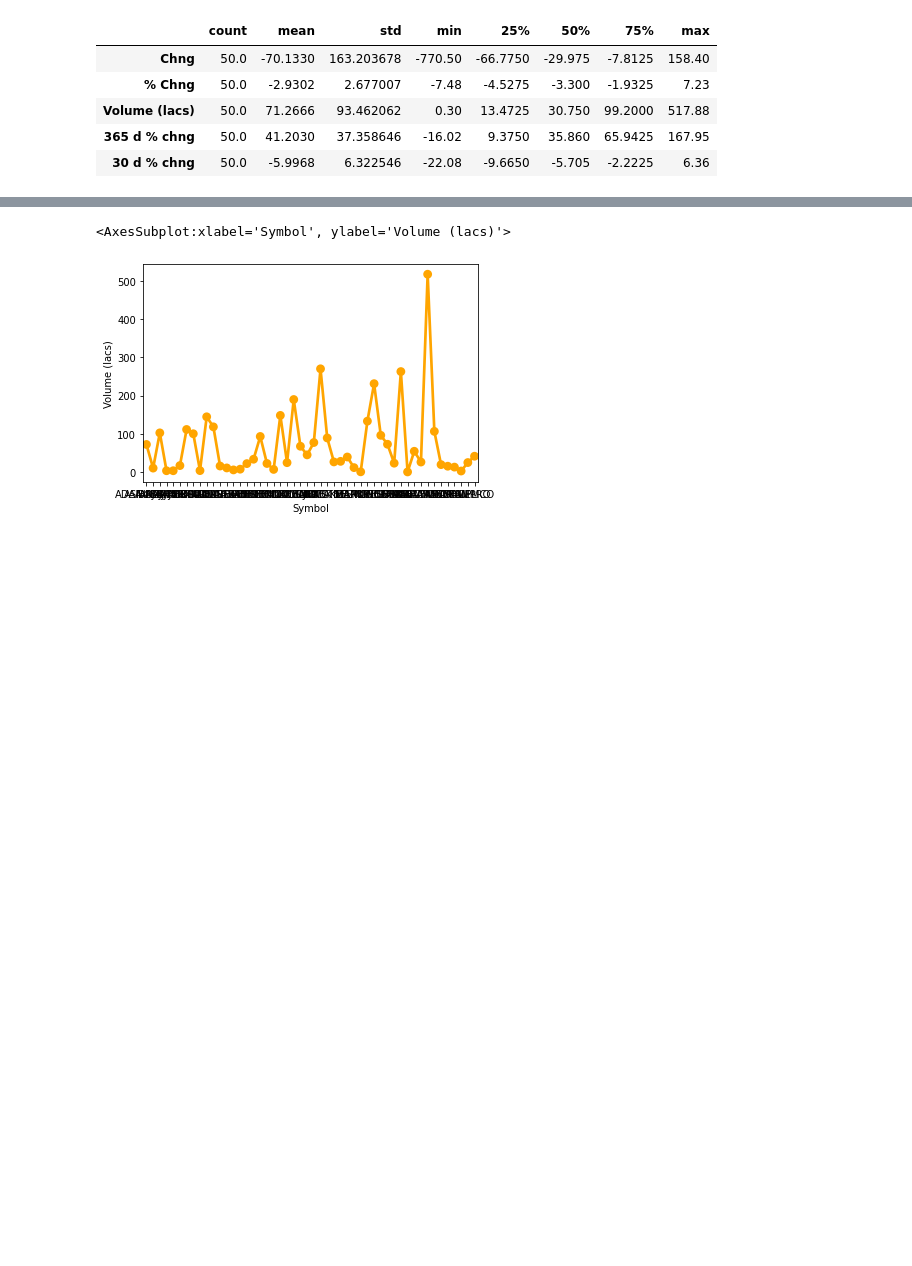
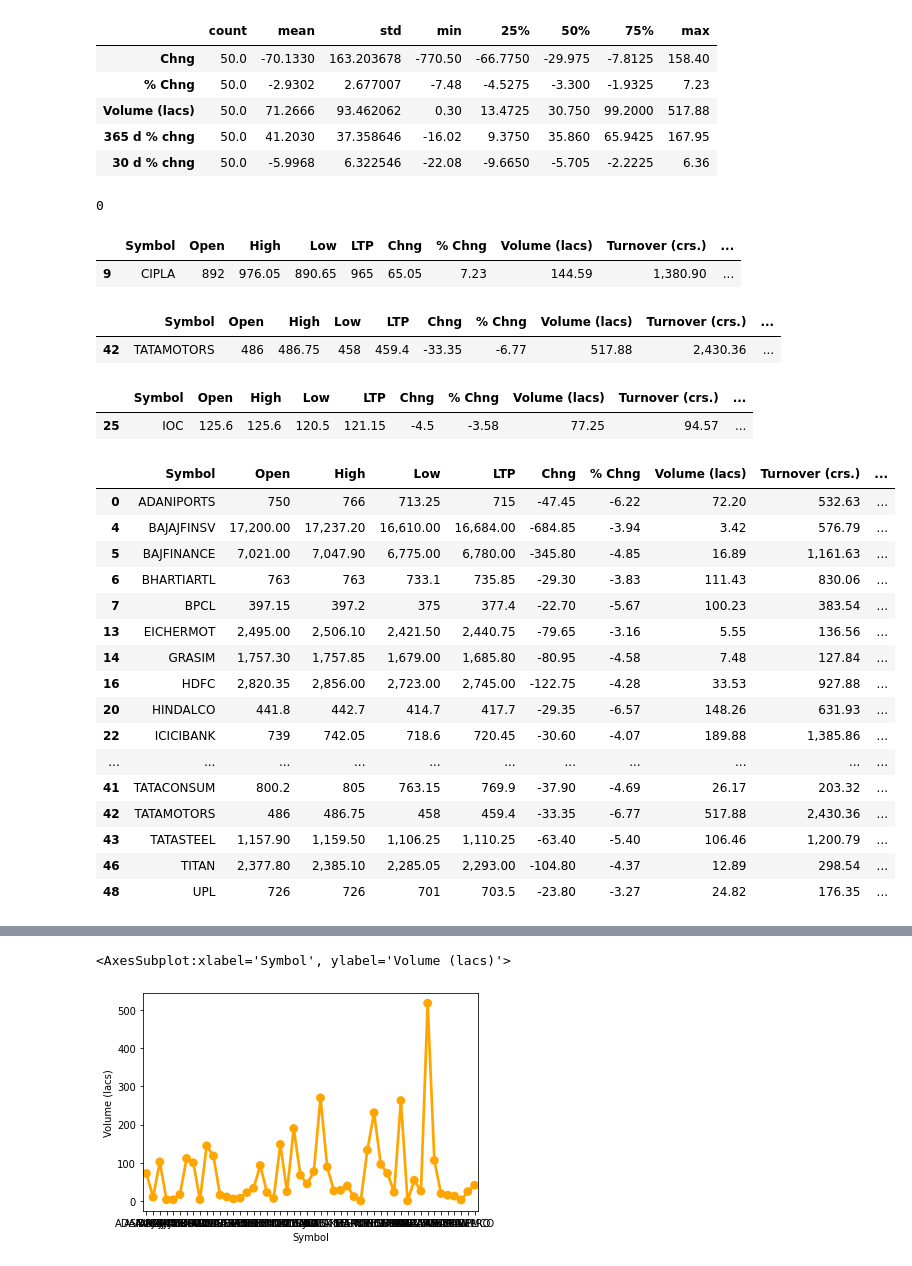
Before and after one commit to chandanabrdwj/100DaysOfML, a Jupyter notebook: nifty-50-stocks.ipynb, the cells around one changed output, grey strips where cells are left out. Drawn from its saved outputs; the diff is of its cells as text; code cells hidden in the pictures; blank space fills up the shorter version.

```diff
--- a/nifty-50-stocks.ipynb
+++ b/nifty-50-stocks.ipynb
@@ -26,3 +51,42 @@ desc.T
 | Volume (lacs) | 50.0 | 71.2666 | 93.462062 | 0.30 | 13.4725 | 30.750 | 99.2000 | 517.88 |
 | 365 d % chng | 50.0 | 41.2030 | 37.358646 | -16.02 | 9.3750 | 35.860 | 65.9425 | 167.95 |
 | 30 d % chng | 50.0 | -5.9968 | 6.322546 | -22.08 | -9.6650 | -5.705 | -2.2225 | 6.36 |
+# %%
+df.isna().any().sum()
+# %% [output]
+0
+# %%
+df[df['% Chng'] == df['% Chng'].max()]
+# %% [output]
+|  | Symbol | Open | High | Low | LTP | Chng | % Chng | Volume (lacs) | Turnover (crs.) | ... |
+| 9 | CIPLA | 892 | 976.05 | 890.65 | 965 | 65.05 | 7.23 | 144.59 | 1,380.90 | ... |
+# %%
+df[df['Volume (lacs)'] == df['Volume (lacs)'].max()]
+# %% [output]
+|  | Symbol | Open | High | Low | LTP | Chng | % Chng | Volume (lacs) | Turnover (crs.) | ... |
+| 42 | TATAMOTORS | 486 | 486.75 | 458 | 459.4 | -33.35 | -6.77 | 517.88 | 2,430.36 | ... |
+# %%
+df[df['Turnover (crs.)'] == df['Turnover (crs.)'].max()]
+# %% [output]
+|  | Symbol | Open | High | Low | LTP | Chng | % Chng | Volume (lacs) | Turnover (crs.) | ... |
+| 25 | IOC | 125.6 | 125.6 | 120.5 | 121.15 | -4.5 | -3.58 | 77.25 | 94.57 | ... |
+# %%
+df[df['% Chng'] < df['% Chng'].mean()]
+# %% [output]
+|  | Symbol | Open | High | Low | LTP | Chng | % Chng | Volume (lacs) | Turnover (crs.) | ... |
+| 0 | ADANIPORTS | 750 | 766 | 713.25 | 715 | -47.45 | -6.22 | 72.20 | 532.63 | ... |
+| 4 | BAJAJFINSV | 17,200.00 | 17,237.20 | 16,610.00 | 16,684.00 | -684.85 | -3.94 | 3.42 | 576.79 | ... |
+| 5 | BAJFINANCE | 7,021.00 | 7,047.90 | 6,775.00 | 6,780.00 | -345.80 | -4.85 | 16.89 | 1,161.63 | ... |
+| 6 | BHARTIARTL | 763 | 763 | 733.1 | 735.85 | -29.30 | -3.83 | 111.43 | 830.06 | ... |
+| 7 | BPCL | 397.15 | 397.2 | 375 | 377.4 | -22.70 | -5.67 | 100.23 | 383.54 | ... |
+| 13 | EICHERMOT | 2,495.00 | 2,506.10 | 2,421.50 | 2,440.75 | -79.65 | -3.16 | 5.55 | 136.56 | ... |
+| 14 | GRASIM | 1,757.30 | 1,757.85 | 1,679.00 | 1,685.80 | -80.95 | -4.58 | 7.48 | 127.84 | ... |
+| 16 | HDFC | 2,820.35 | 2,856.00 | 2,723.00 | 2,745.00 | -122.75 | -4.28 | 33.53 | 927.88 | ... |
+| 20 | HINDALCO | 441.8 | 442.7 | 414.7 | 417.7 | -29.35 | -6.57 | 148.26 | 631.93 | ... |
+| 22 | ICICIBANK | 739 | 742.05 | 718.6 | 720.45 | -30.60 | -4.07 | 189.88 | 1,385.86 | ... |
+| ... | ... | ... | ... | ... | ... | ... | ... | ... | ... | ... |
+| 41 | TATACONSUM | 800.2 | 805 | 763.15 | 769.9 | -37.90 | -4.69 | 26.17 | 203.32 | ... |
+| 42 | TATAMOTORS | 486 | 486.75 | 458 | 459.4 | -33.35 | -6.77 | 517.88 | 2,430.36 | ... |
+| 43 | TATASTEEL | 1,157.90 | 1,159.50 | 1,106.25 | 1,110.25 | -63.40 | -5.40 | 106.46 | 1,200.79 | ... |
+| 46 | TITAN | 2,377.80 | 2,385.10 | 2,285.05 | 2,293.00 | -104.80 | -4.37 | 12.89 | 298.54 | ... |
+| 48 | UPL | 726 | 726 | 701 | 703.5 | -23.80 | -3.27 | 24.82 | 176.35 | ... |
```
Also changed, not shown: parts of 17 cells of this notebook.
